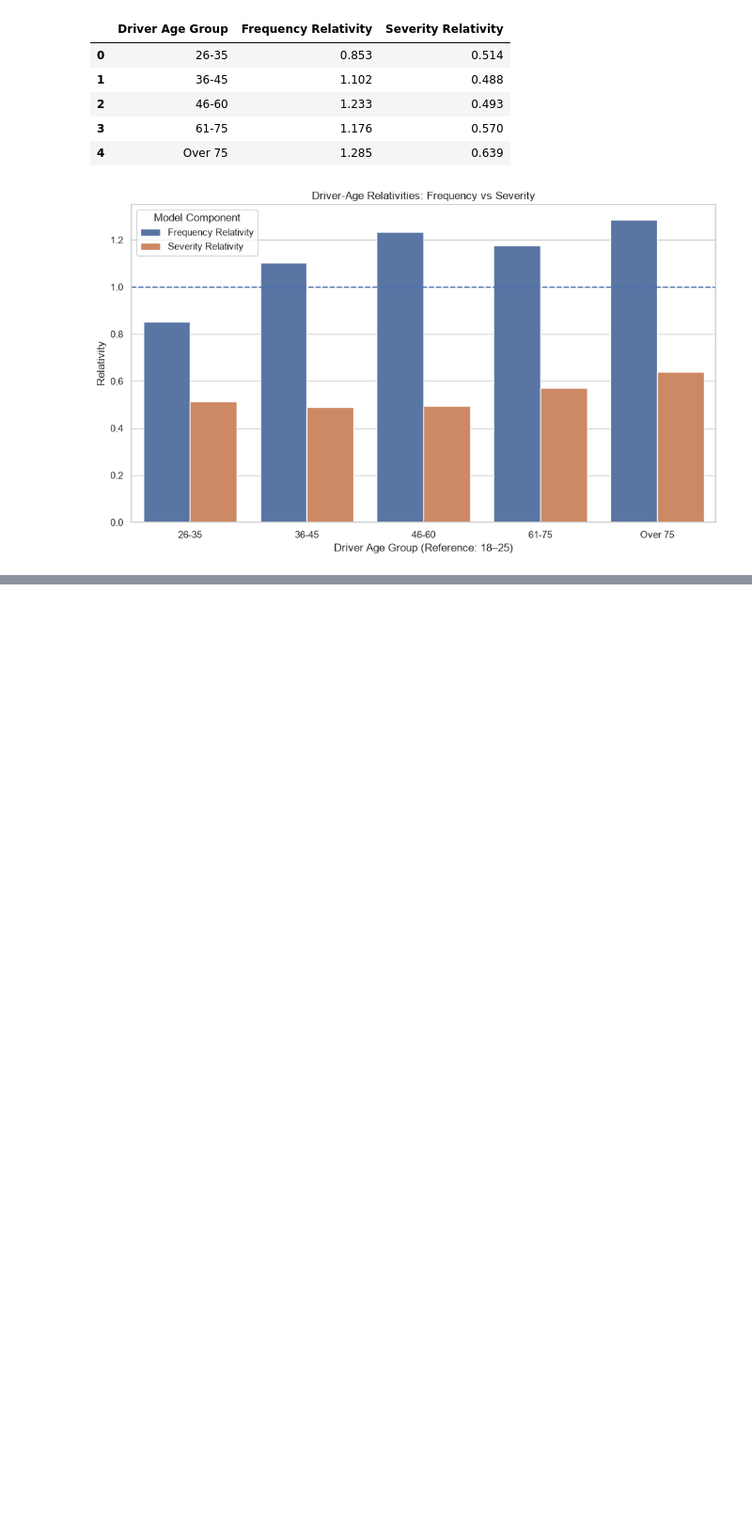
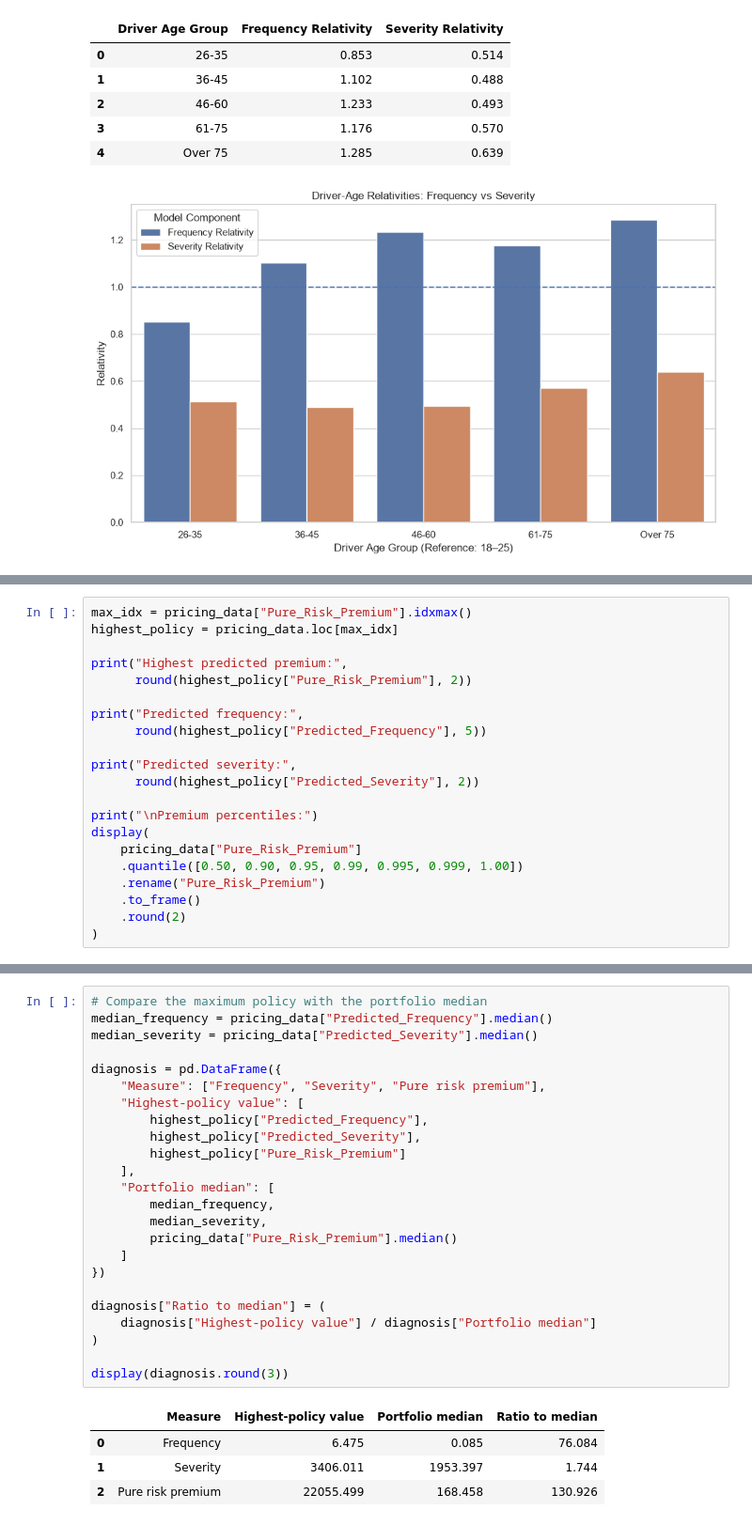
Before and after one commit to prithwirajeco27/Motor-Insurance-Pricing, a Jupyter notebook: motor_insurance_pricing.ipynb, the cells around one changed output, grey strips where cells are left out. Shown at 94% size. Drawn from its saved outputs; the diff is of its cells as text; blank space fills up the shorter version.

```diff
--- a/motor_insurance_pricing.ipynb
+++ b/motor_insurance_pricing.ipynb
@@ -1185,0 +1676,21 @@ plt.show()
+# %%
+max_idx = pricing_data["Pure_Risk_Premium"].idxmax()
+highest_policy = pricing_data.loc[max_idx]
+
+print("Highest predicted premium:",
+      round(highest_policy["Pure_Risk_Premium"], 2))
+
+print("Predicted frequency:",
+      round(highest_policy["Predicted_Frequency"], 5))
+
+print("Predicted severity:",
+      round(highest_policy["Predicted_Severity"], 2))
+
+print("\nPremium percentiles:")
+display(
+    pricing_data["Pure_Risk_Premium"]
+    .quantile([0.50, 0.90, 0.95, 0.99, 0.995, 0.999, 1.00])
+    .rename("Pure_Risk_Premium")
+    .to_frame()
+    .round(2)
+)
@@ -1185,0 +1711,29 @@ plt.show()
+# %%
+# Compare the maximum policy with the portfolio median
+median_frequency = pricing_data["Predicted_Frequency"].median()
+median_severity = pricing_data["Predicted_Severity"].median()
+
+diagnosis = pd.DataFrame({
+    "Measure": ["Frequency", "Severity", "Pure risk premium"],
+    "Highest-policy value": [
+        highest_policy["Predicted_Frequency"],
+        highest_policy["Predicted_Severity"],
+        highest_policy["Pure_Risk_Premium"]
+    ],
+    "Portfolio median": [
+        median_frequency,
+        median_severity,
+        pricing_data["Pure_Risk_Premium"].median()
+    ]
+})
+
+diagnosis["Ratio to median"] = (
+    diagnosis["Highest-policy value"] / diagnosis["Portfolio median"]
+)
+
+display(diagnosis.round(3))
+# %% [output]
+|  | Measure | Highest-policy value | Portfolio median | Ratio to median |
+| 0 | Frequency | 6.475 | 0.085 | 76.084 |
+| 1 | Severity | 3406.011 | 1953.397 | 1.744 |
+| 2 | Pure risk premium | 22055.499 | 168.458 | 130.926 |
```
Also changed, not shown: parts of 11 cells of this notebook.
